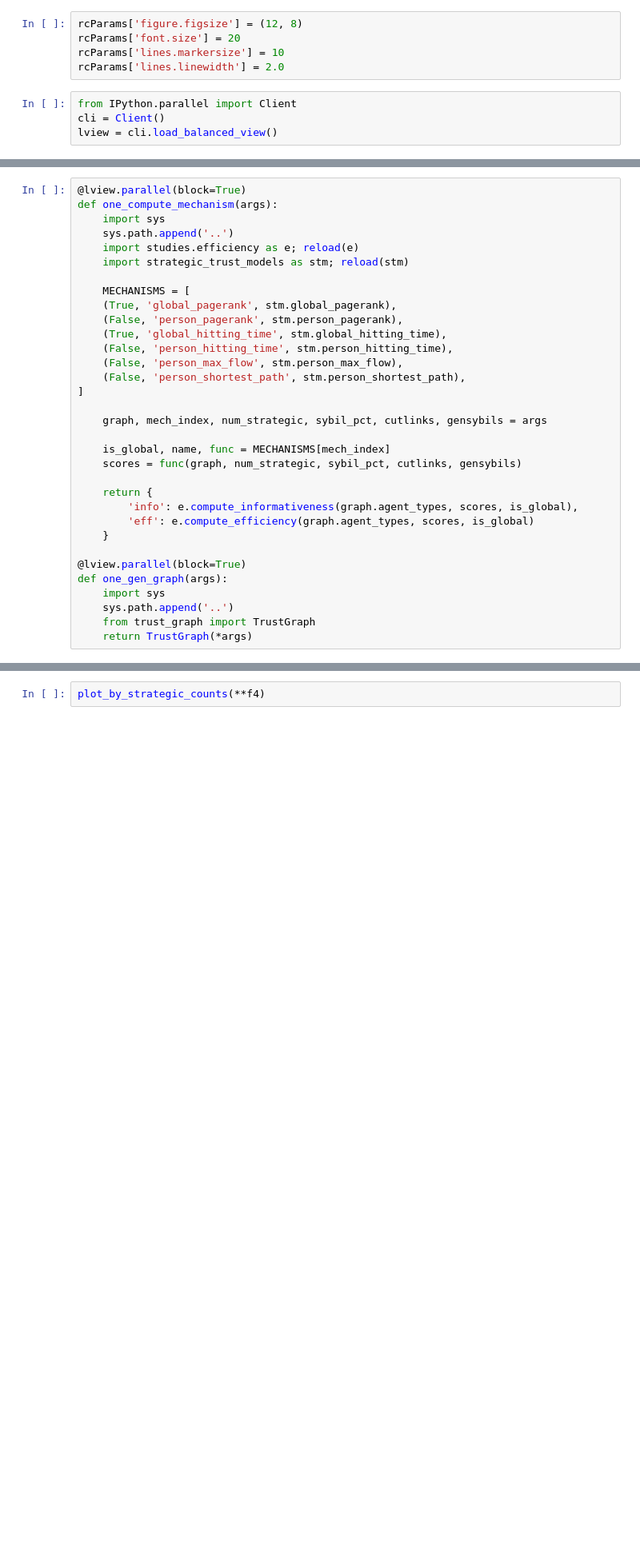
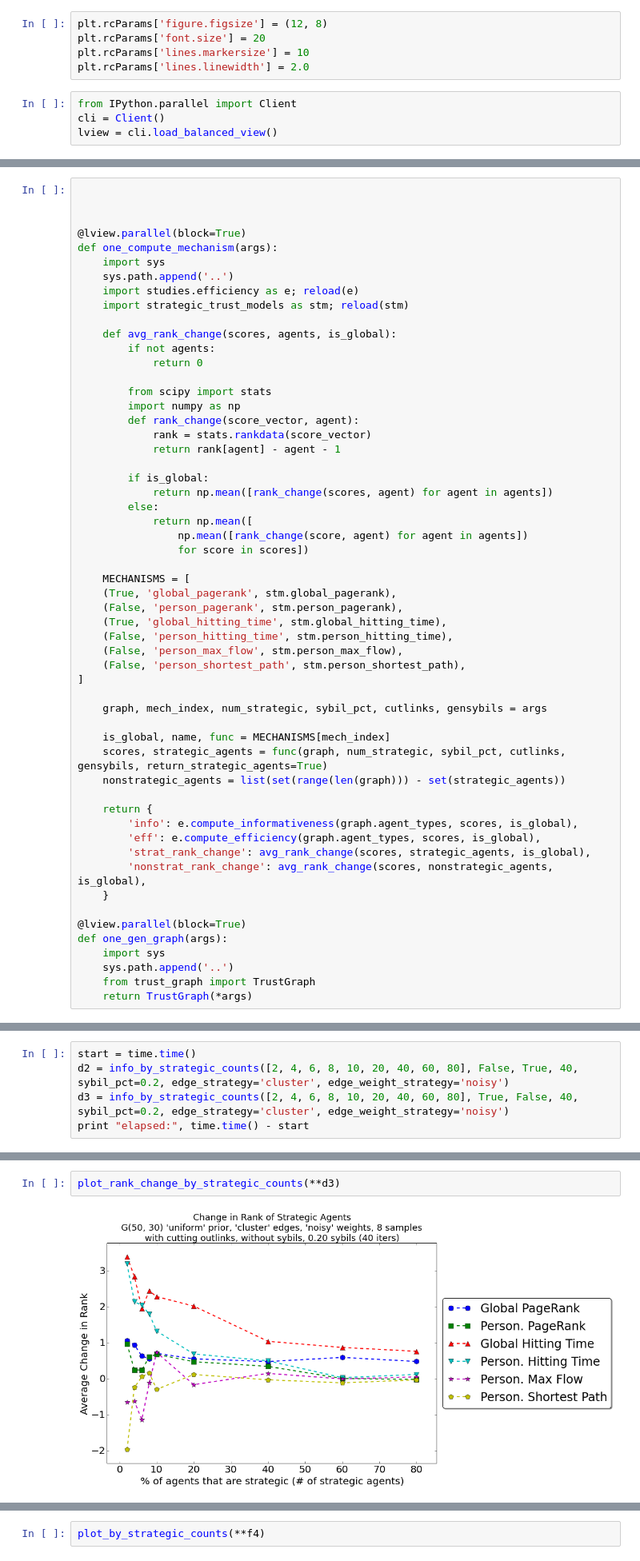
Before and after one commit to branliu0/transitive-trust-models, a Jupyter notebook: notebooks/2014-03-26 Info with Manipulations.ipynb, the cells around one changed output, grey strips where cells are left out. Shown at 80% size. Drawn from its saved outputs; the diff is of its cells as text; blank space fills up the shorter version.

```diff
--- a/notebooks/2014-03-26 Info with Manipulations.ipynb
+++ b/notebooks/2014-03-26 Info with Manipulations.ipynb
@@ -8,10 +9,10 @@ import operator as op
 import time
 import math
 # %%
-rcParams['figure.figsize'] = (12, 8)
-rcParams['font.size'] = 20
-rcParams['lines.markersize'] = 10
-rcParams['lines.linewidth'] = 2.0
+plt.rcParams['figure.figsize'] = (12, 8)
+plt.rcParams['font.size'] = 20
+plt.rcParams['lines.markersize'] = 10
+plt.rcParams['lines.linewidth'] = 2.0
 # %%
 from IPython.parallel import Client
 cli = Client()
@@ -26,12 +27,32 @@ MECHANISMS = [
     (False, 'person_shortest_path', stm.person_shortest_path),
 ]
 # %%
+
+
+
 @lview.parallel(block=True)
 def one_compute_mechanism(args):
     import sys
     sys.path.append('..')
     import studies.efficiency as e; reload(e)
     import strategic_trust_models as stm; reload(stm)
+
+    def avg_rank_change(scores, agents, is_global):
+        if not agents:
+            return 0
+
+        from scipy import stats
+        import numpy as np
+        def rank_change(score_vector, agent):
+            rank = stats.rankdata(score_vector)
+            return rank[agent] - agent - 1
+
+        if is_global:
+            return np.mean([rank_change(scores, agent) for agent in agents])
+        else:
+            return np.mean([
+                np.mean([rank_change(score, agent) for agent in agents])
+                for score in scores])
 
     MECHANISMS = [
     (True, 'global_pagerank', stm.global_pagerank),
@@ -45,11 +66,14 @@ def one_compute_mechanism(args):
     graph, mech_index, num_strategic, sybil_pct, cutlinks, gensybils = args
 
     is_global, name, func = MECHANISMS[mech_index]
-    scores = func(graph, num_strategic, sybil_pct, cutlinks, gensybils)
+    scores, strategic_agents = func(graph, num_strategic, sybil_pct, cutlinks, gensybils, return_strategic_agents=True)
+    nonstrategic_agents = list(set(range(len(graph))) - set(strategic_agents))
 
     return {
         'info': e.compute_informativeness(graph.agent_types, scores, is_global),
-        'eff': e.compute_efficiency(graph.agent_types, scores, is_global)
+        'eff': e.compute_efficiency(graph.agent_types, scores, is_global),
+        'strat_rank_change': avg_rank_change(scores, strategic_agents, is_global),
+        'nonstrat_rank_change': avg_rank_change(scores, nonstrategic_agents, is_global),
     }
 
 @lview.parallel(block=True)
@@ -210,0 +280,5 @@ elapsed: 744.387840033
+# %%
+start = time.time()
+d2 = info_by_strategic_counts([2, 4, 6, 8, 10, 20, 40, 60, 80], False, True, 40, sybil_pct=0.2, edge_strategy='cluster', edge_weight_strategy='noisy')
+d3 = info_by_strategic_counts([2, 4, 6, 8, 10, 20, 40, 60, 80], True, False, 40, sybil_pct=0.2, edge_strategy='cluster', edge_weight_strategy='noisy')
+print "elapsed:", time.time() - start
@@ -210,0 +287,4 @@ elapsed: 744.387840033
+# %%
+plot_rank_change_by_strategic_counts(**d3)
+# %% [output]
+[figure, added]
```
Also changed, not shown: parts of 7 cells of this notebook, 7 other files.
